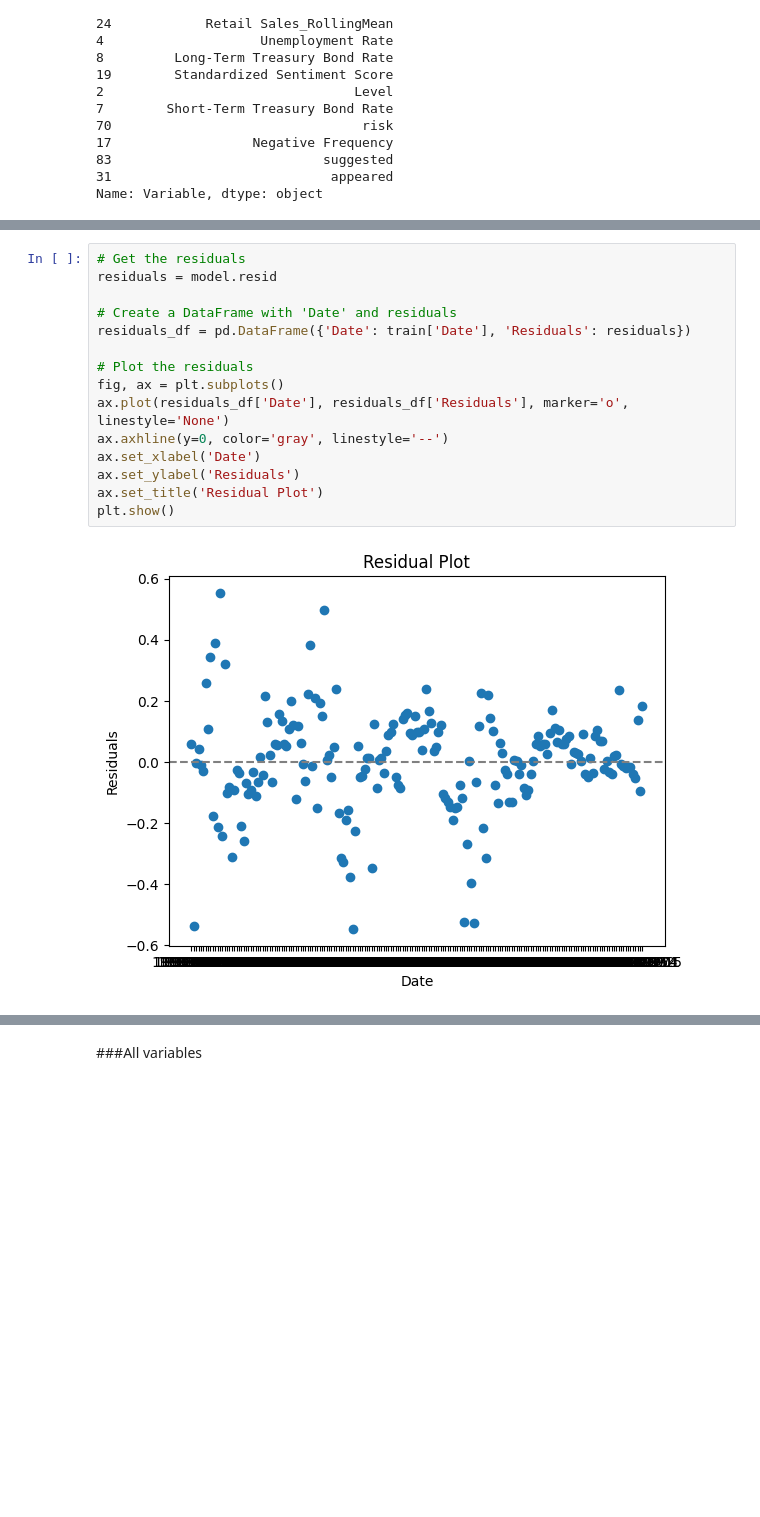
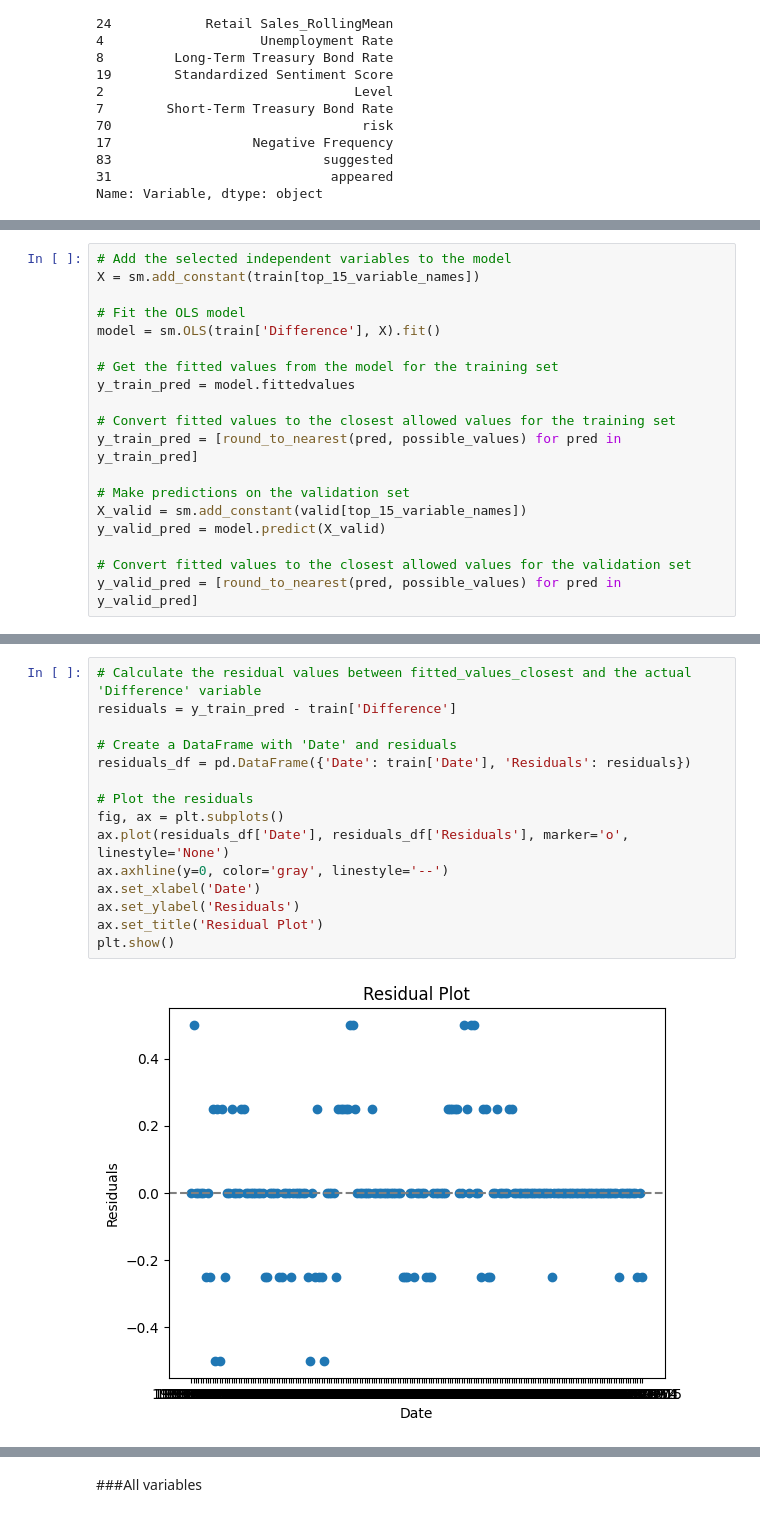
Before and after one commit to abactat/FOMC_Sentiment_Analysis, a Jupyter notebook: notebooks/First Modeling Approach.ipynb, the cells around one changed output, grey strips where cells are left out. Cells and saved outputs as stored; diff of their text form; blank space fills up the shorter version.

```diff
--- a/notebooks/First Modeling Approach.ipynb
+++ b/notebooks/First Modeling Approach.ipynb
@@ -165,0 +160,19 @@ AICc: -62.48029814520768
+# %%
+# Add the selected independent variables to the model
+X = sm.add_constant(train[top_15_variable_names])
+
+# Fit the OLS model
+model = sm.OLS(train['Difference'], X).fit()
+
+# Get the fitted values from the model for the training set
+y_train_pred = model.fittedvalues
+
+# Convert fitted values to the closest allowed values for the training set
+y_train_pred = [round_to_nearest(pred, possible_values) for pred in y_train_pred]
+
+# Make predictions on the validation set
+X_valid = sm.add_constant(valid[top_15_variable_names])
+y_valid_pred = model.predict(X_valid)
+
+# Convert fitted values to the closest allowed values for the validation set
+y_valid_pred = [round_to_nearest(pred, possible_values) for pred in y_valid_pred]
@@ -166,17 +241,17 @@ AICc: -62.48029814520768
 # %%
-# Get the residuals
-residuals = model.resid
+# Calculate the residual values between fitted_values_closest and the actual 'Difference' variable
+residuals = y_train_pred - train['Difference']
 
 # Create a DataFrame with 'Date' and residuals
 residuals_df = pd.DataFrame({'Date': train['Date'], 'Residuals': residuals})
 
 # Plot the residuals
 fig, ax = plt.subplots()
 ax.plot(residuals_df['Date'], residuals_df['Residuals'], marker='o', linestyle='None')
 ax.axhline(y=0, color='gray', linestyle='--')
 ax.set_xlabel('Date')
 ax.set_ylabel('Residuals')
 ax.set_title('Residual Plot')
 plt.show()
 # %% [output]
-[figure, old version]
+[figure, new version]
```
Also changed, not shown: parts of 33 cells of this notebook, 4 other files.
